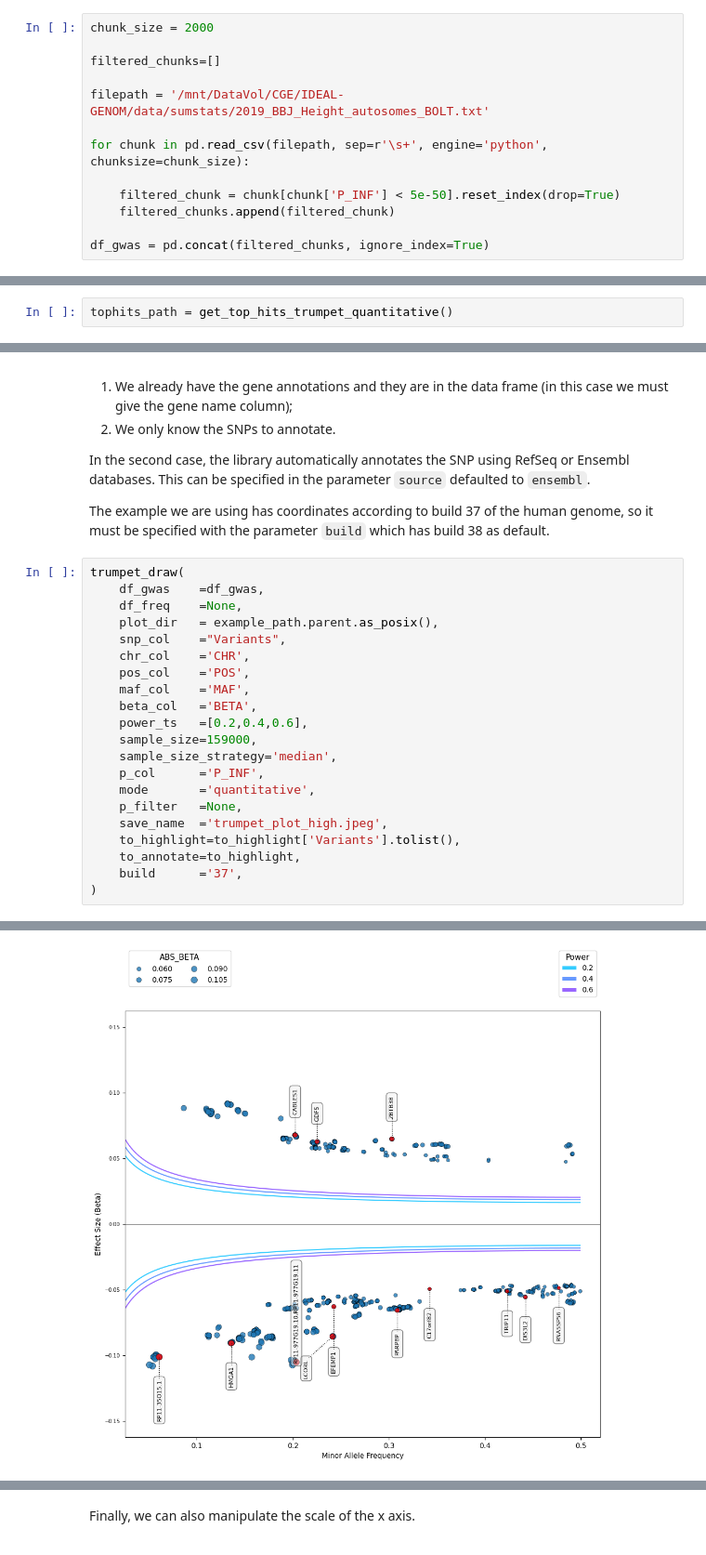
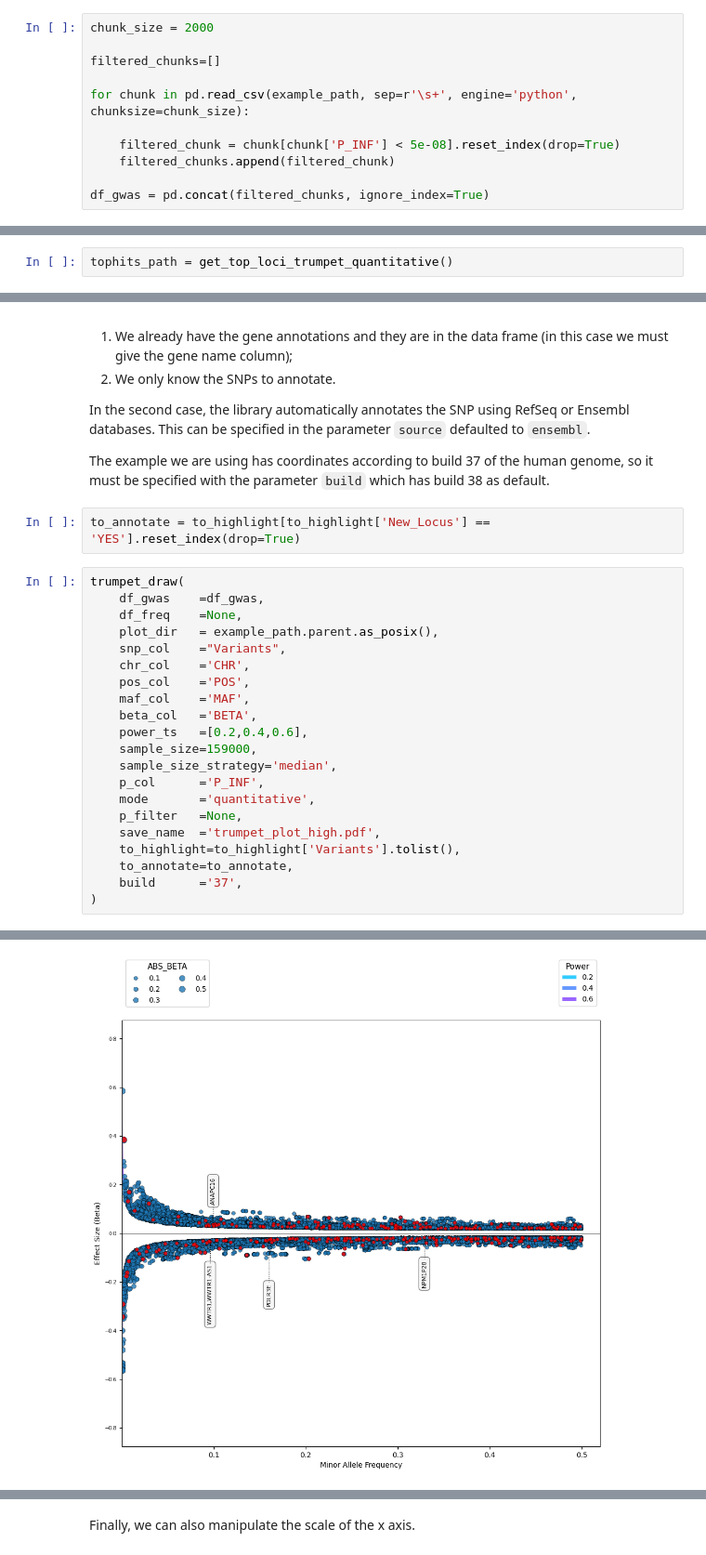
Before and after one commit to cge-tubingens/IDEAL-GENOM, a Jupyter notebook: viz_notebooks/trumpet_quantitative.ipynb, the cells around one changed output, grey strips where cells are left out. Shown at 93% size. Saved outputs shown, nothing was run; the diff lists cells and outputs as text.

```diff
--- a/viz_notebooks/trumpet_quantitative.ipynb
+++ b/viz_notebooks/trumpet_quantitative.ipynb
@@ -34,11 +34,9 @@ chunk_size = 2000
 
 filtered_chunks=[]
 
-filepath = '/mnt/DataVol/CGE/IDEAL-GENOM/data/sumstats/2019_BBJ_Height_autosomes_BOLT.txt'
+for chunk in pd.read_csv(example_path, sep=r'\s+', engine='python', chunksize=chunk_size):
 
-for chunk in pd.read_csv(filepath, sep=r'\s+', engine='python', chunksize=chunk_size):
-
-    filtered_chunk = chunk[chunk['P_INF'] < 5e-50].reset_index(drop=True)
+    filtered_chunk = chunk[chunk['P_INF'] < 5e-08].reset_index(drop=True)
     filtered_chunks.append(filtered_chunk)
 
 df_gwas = pd.concat(filtered_chunks, ignore_index=True)
@@ -106,5 +98,5 @@ What if we want to highlight some SNPs, for example the top hits?
 
 We only have to provide a list of the desired SNPs.
 # %%
-tophits_path = get_top_hits_trumpet_quantitative()
+tophits_path = get_top_loci_trumpet_quantitative()
 # %% [output]
@@ -161,6 +153,8 @@ There are two possibilities for annotations:
 In the second case, the library automatically annotates the SNP using RefSeq or Ensembl databases. This can be specified in the parameter `source` defaulted to `ensembl`.
 
 The example we are using has coordinates according to build 37 of the human genome, so it must be specified with the parameter `build` which has build 38 as default.
+# %%
+to_annotate = to_highlight[to_highlight['New_Locus'] == 'YES'].reset_index(drop=True)
 # %%
 trumpet_draw(
     df_gwas    =df_gwas,
@@ -177,9 +171,9 @@ trumpet_draw(
     p_col      ='P_INF',
     mode       ='quantitative',
     p_filter   =None,
-    save_name  ='trumpet_plot_high.jpeg',
+    save_name  ='trumpet_plot_high.pdf',
     to_highlight=to_highlight['Variants'].tolist(),
-    to_annotate=to_highlight,
+    to_annotate=to_annotate,
     build      ='37',
 )
 # %% [output]
@@ -203,4 +197,4 @@ INFO:ideal_genom.visualization.plots:Number of SNPs annotated: 13
-[figure, old version]
+[figure, new version]
 True
 # %% [markdown]
 Finally, we can also manipulate the scale of the x axis.
```
Also changed, not shown: parts of 18 cells of this notebook, 1 other file.
